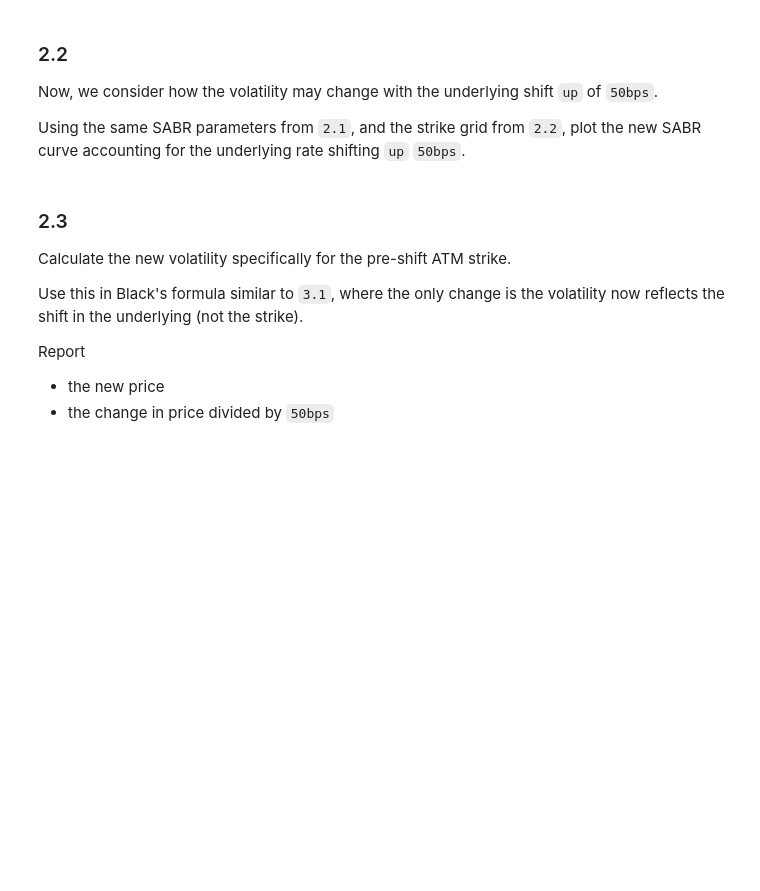
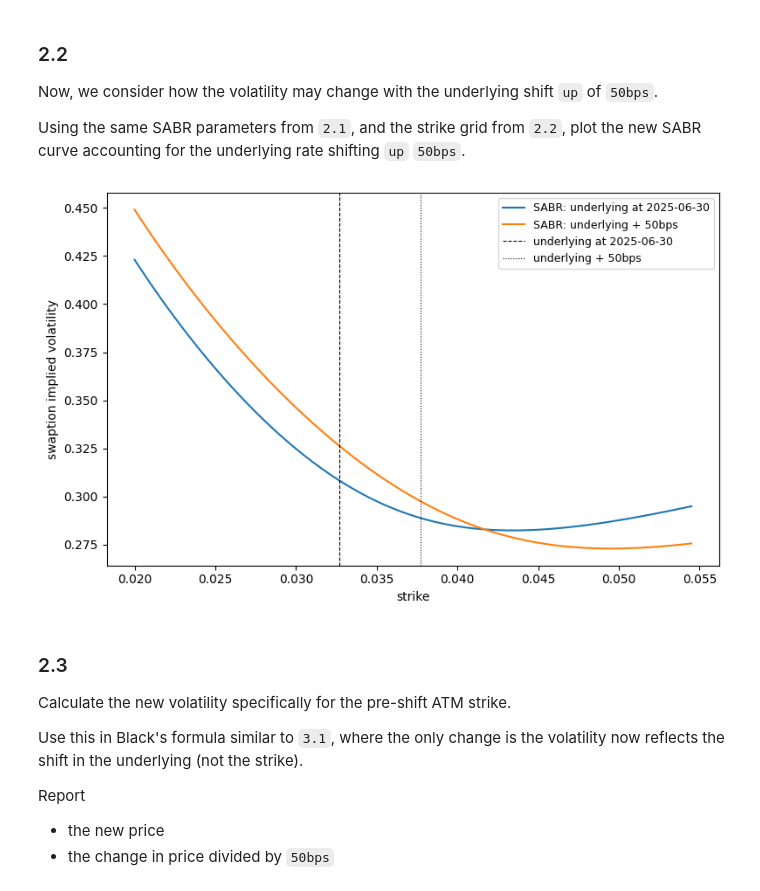
Before and after one commit to UChicago-Computing-for-Finance/Fixed-Income-Derivatives, a Jupyter notebook: A3/E.8.2._20Swaption_20Vol_20Skew.ipynb, the cells around one changed output. Cells and saved outputs as stored; diff of their text form; code cells hidden in the pictures; blank space fills up the shorter version.

```diff
--- a/A3/E.8.2._20Swaption_20Vol_20Skew.ipynb
+++ b/A3/E.8.2._20Swaption_20Vol_20Skew.ipynb
@@ -156,3 +345,20 @@ Use Black's equation to re-price the `1y4y` swaption with
 Report
 * the new price
 * the change in price divided by `50bps`, (a numerical delta.)
+# %%
+SHIFT = 0.0050  # 50bps
+F_new = F + SHIFT
+K_atm = F  # strike = original ATM forward swap rate
+
+# Original ATM payer swaption price
+price_0 = black_payer_swaption(F, K_atm, T_EXPIRY, sigma_atm, ANNUITY, NOTIONAL)
+
+# Re-price with F shifted up 50bps, same ATM vol, same strike
+price_static = black_payer_swaption(F_new, K_atm, T_EXPIRY, sigma_atm, ANNUITY, NOTIONAL)
+
+# Numerical delta (static vol)
+delta_static = (price_static - price_0) / SHIFT
+
+print(f'Original ATM price (F={F*100:.2f}%, K={K_atm*100:.2f}%, σ={sigma_atm*100:.2f}%): ${price_0:.2f}')
+print(f'Shifted price      (F={F_new*100:.2f}%, K={K_atm*100:.2f}%, σ={sigma_atm*100:.2f}%): ${price_static:.2f}')
+print(f'Numerical delta (static vol) = (${price_static:.2f} - ${price_0:.2f}) / {SHIFT} = {delta_static:.2f}')
@@ -162,6 +372,26 @@ Report
 Now, we consider how the volatility may change with the underlying shift `up` of `50bps`.
 
 Using the same SABR parameters from `2.1`, and the strike grid from `2.2`, plot the new SABR curve accounting for the underlying rate shifting `up` `50bps`.
+# %%
+# SABR curves: original F vs shifted F_new, same (alpha, beta, rho, nu)
+# Use a narrower strike grid to zoom in around ATM
+plot_grid = np.arange(0.020, 0.055, 0.0005)
+
+sabr_vols_orig = sabr(F, plot_grid, T_EXPIRY, ALPHA, BETA, RHO, NU)
+sabr_vols_shifted = sabr(F_new, plot_grid, T_EXPIRY, ALPHA, BETA, RHO, NU)
+
+fig, ax = plt.subplots(figsize=(8, 5))
+ax.plot(plot_grid, sabr_vols_orig, '-', label=f'SABR: underlying at 2025-06-30')
+ax.plot(plot_grid, sabr_vols_shifted, '-', label=f'SABR: underlying + 50bps')
+ax.axvline(F, color='k', linestyle='--', linewidth=0.8, label=f'underlying at 2025-06-30')
+ax.axvline(F_new, color='k', linestyle=':', linewidth=0.8, label=f'underlying + 50bps')
+ax.set_xlabel('strike')
+ax.set_ylabel('swaption implied volatility')
+ax.legend(fontsize=9)
+plt.tight_layout()
+plt.show()
+# %% [output]
+[figure, added]
 # %% [markdown]
 ### 2.3
 
```
Also changed, not shown: parts of 9 cells of this notebook, 2 other files.
